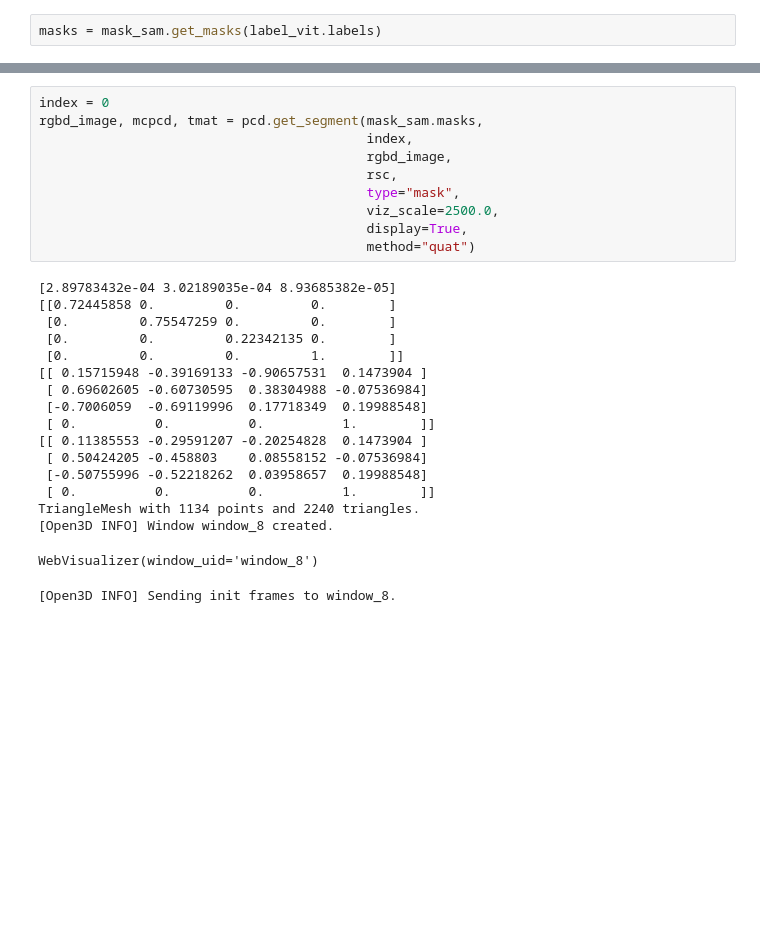
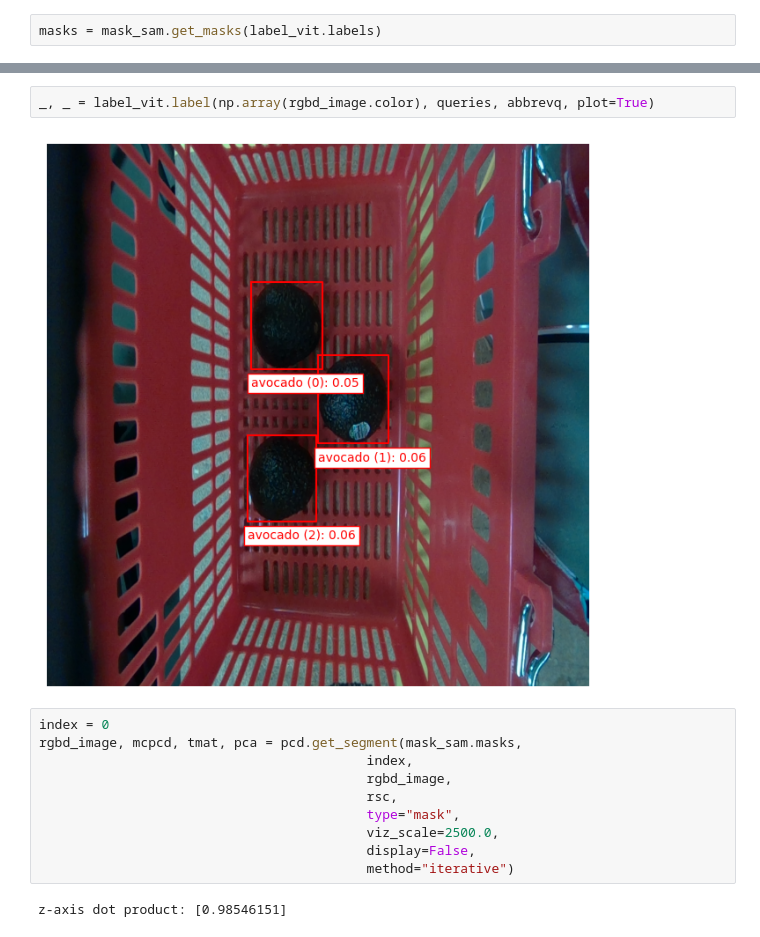
Before and after one commit to correlllab/MAGPIE, a Jupyter notebook: open_grasp.ipynb, the cells around one changed output, grey strips where cells are left out. Drawn from its saved outputs; the diff is of its cells as text; blank space fills up the shorter version.

```diff
--- a/open_grasp.ipynb
+++ b/open_grasp.ipynb
@@ -97,28 +166,16 @@ masks = mask_sam.get_masks(label_vit.labels)
+# %%
+_, _ = label_vit.label(np.array(rgbd_image.color), queries, abbrevq, plot=True)
+# %% [output]
+[figure, added]
 # %%
 index = 0
-rgbd_image, mcpcd, tmat = pcd.get_segment(mask_sam.masks,
+rgbd_image, mcpcd, tmat, pca = pcd.get_segment(mask_sam.masks,
                                           index,
                                           rgbd_image,
                                           rsc,
                                           type="mask",
                                           viz_scale=2500.0,
-                                          display=True,
-                                          method="quat")
+                                          display=False,
+                                          method="iterative")
 # %% [output]
-[2.89783432e-04 3.02189035e-04 8.93685382e-05]
-[[0.72445858 0.         0.         0.        ]
- [0.         0.75547259 0.         0.        ]
- [0.         0.         0.22342135 0.        ]
- [0.         0.         0.         1.        ]]
-[[ 0.15715948 -0.39169133 -0.90657531  0.1473904 ]
- [ 0.69602605 -0.60730595  0.38304988 -0.07536984]
- [-0.7006059  -0.69119996  0.17718349  0.19988548]
- [ 0.          0.          0.          1.        ]]
-[[ 0.11385553 -0.29591207 -0.20254828  0.1473904 ]
- [ 0.50424205 -0.458803    0.08558152 -0.07536984]
- [-0.50755996 -0.52218262  0.03958657  0.19988548]
- [ 0.          0.          0.          1.        ]]
-TriangleMesh with 1134 points and 2240 triangles.
-[Open3D INFO] Window window_8 created.
+z-axis dot product: [0.98546151]
-WebVisualizer(window_uid='window_8')
-[Open3D INFO] Sending init frames to window_8.
```
Also changed, not shown: parts of 16 cells of this notebook, 2 other files.
